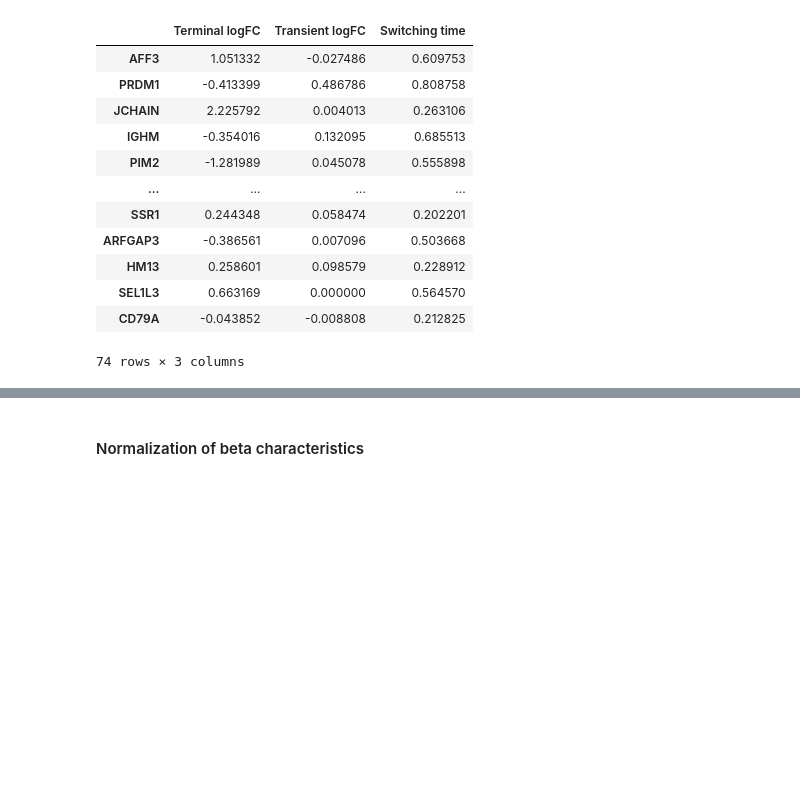
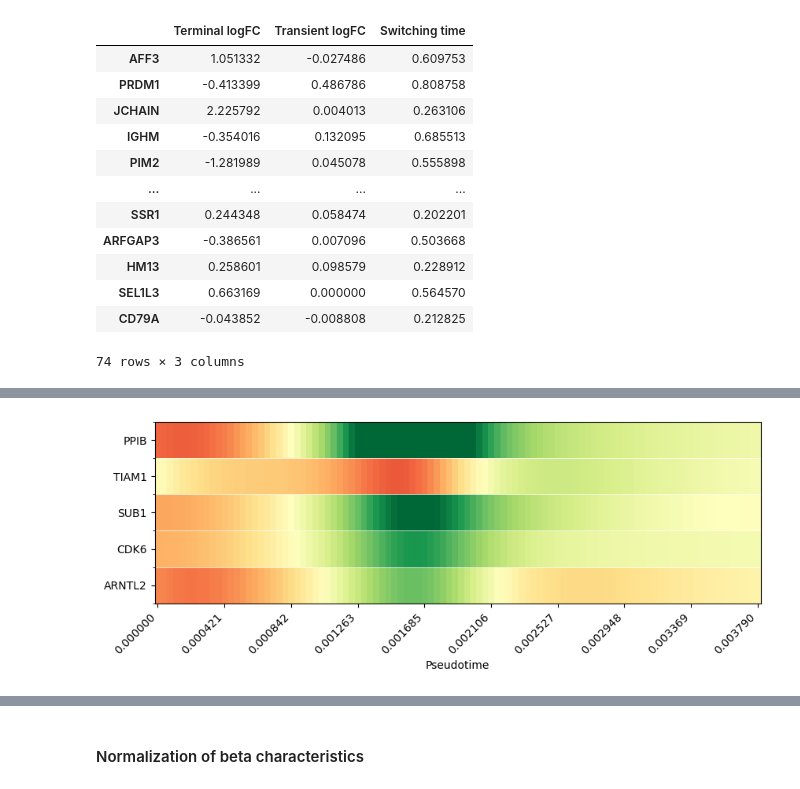
Before and after one commit to sachha-naksha/B_Cell_States, a Jupyter notebook: multiome_dynamic_regulation/py_scripts/analysis/global_grn_dynamics.ipynb, the cells around one changed output, grey strips where cells are left out. Drawn from its saved outputs; the diff is of its cells as text; code cells hidden in the pictures; blank space fills up the shorter version.

```diff
--- a/multiome_dynamic_regulation/py_scripts/analysis/global_grn_dynamics.ipynb
+++ b/multiome_dynamic_regulation/py_scripts/analysis/global_grn_dynamics.ipynb
@@ -318,3 +318,11 @@ Indices: {'ABL1': 69, 'ANAPC1': 385, 'ANAPC10': 386, 'ANAPC11': 387, 'ANAPC13':
 118
 # %% [markdown]
 #### Categorize the genes in the set based on their expression dynamics
+# %%
+# get lcpm chars for these genes
+dcurve_pb, dtime_pb = compute_expression_regulation_curves(dictys_dynamic_object, start=0, stop=2, num=100, dist=0.0005, mode="expression")
+# slice the dcurve for the lf genes using gene names which are indices in pandas df
+lf_lcpm_dcurve_pb = dcurve_pb.loc[lf_genes]
+# get dchars for these genes
+lf_lcpm_dchar_pb = compute_curve_characteristics(lf_lcpm_dcurve_pb, dtime_pb)
+display(lf_lcpm_dchar_pb)
@@ -446,0 +365,9 @@ transient_down: 2 genes
+# %%
+lf_classifications, percentiles_used = classify_genes_by_expression_dynamics(lf_lcpm_dchar_pb, ntops=(25, 5, 7, 5))
+
+print("\nEffective percentiles used:")
+for category, percentile in percentiles_used.items():
+    if percentile is not None:
+        print(f"{category}: {percentile:.1f}%")
+for category, genes in lf_classifications.items():
+    print(f"{category}: {len(genes)} genes")
@@ -447,17 +384,19 @@ transient_down: 2 genes
 # %%
 # Create figure for up-regulated genes
-fig, ax = plt.subplots(figsize=(10, 6))
+fig, ax = plt.subplots(figsize=(10, 3))
 # Get genes from the up_regulated category
-down_genes = lf_classifications['down_regulated']
+transient_down_genes = lf_classifications['transient_down']
 # Plot expression gradient for up-regulated genes
 fig, ax, cmap = fig_expression_gradient_heatmap(
     network=dictys_dynamic_object,
     start=0,
-    stop=3,
-    genes_or_regulations=down_genes,
+    stop=2,
+    genes_or_regulations=transient_down_genes,
     num=100,
     dist=0.0005,
     ax=ax,
     cmap="RdYlGn",
     figsize=(10, 0.3)
 )
+# %% [output]
+[figure, added]
```
Also changed, not shown: parts of 7 cells of this notebook, 1 other file.
